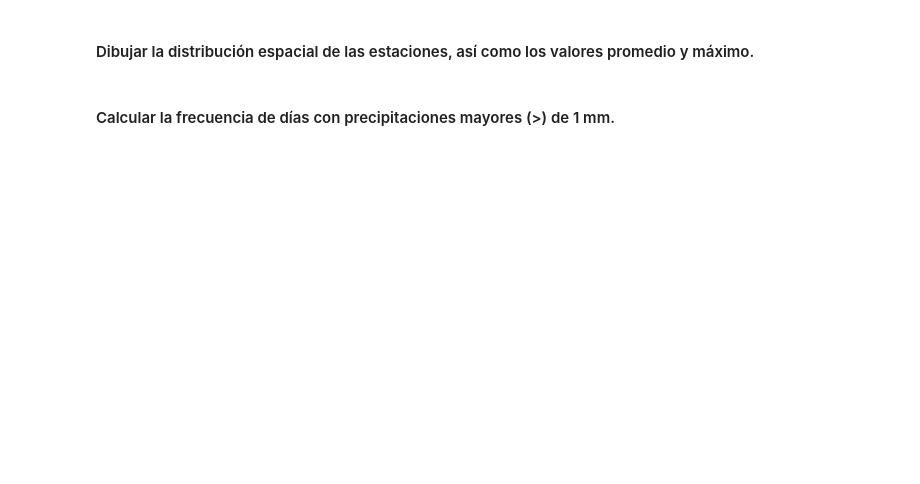
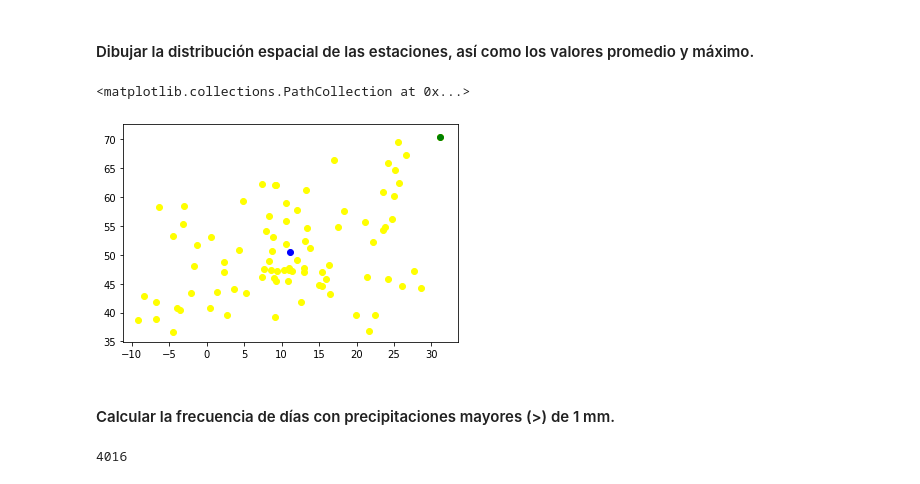
Before and after one commit to davemlz/Master_of_DataScience, a Jupyter notebook: Modelos_de_Datos/Pandas/Tarea Pandas/TareaPandas.ipynb, the cells around one changed output. Saved outputs shown, nothing was run; the diff lists cells and outputs as text; code cells hidden in the pictures; blank space fills up the shorter version.

```diff
--- a/Modelos_de_Datos/Pandas/Tarea Pandas/TareaPandas.ipynb
+++ b/Modelos_de_Datos/Pandas/Tarea Pandas/TareaPandas.ipynb
@@ -194,4 +282,21 @@ centroides.groupby('Provincia').sum()['Poblacion'].plot.bar()
 # %% [markdown]
 #### Dibujar la distribución espacial de las estaciones, así como los valores promedio y máximo.
+# %%
+estaciones = precipSTN[[' longitude',' latitude']].copy()
+promedio = estaciones.apply(np.mean)
+maximo = estaciones.apply(np.max)
+# %%
+plt.scatter(estaciones[' longitude'],estaciones[' latitude'],c = 'yellow')
+plt.scatter(promedio[' longitude'],promedio[' latitude'],c = 'blue')
+plt.scatter(maximo[' longitude'],maximo[' latitude'],c = 'green')
+# %% [output]
+<matplotlib.collections.PathCollection at 0x...>
+[figure, added]
 # %% [markdown]
 #### Calcular la frecuencia de días con precipitaciones mayores (>) de 1 mm.
+# %%
+data = precipCSV.drop(['YYYYMMDD'],axis = 1)
+data = data.apply(lambda x: x.astype(np.float64))
+data[data > 1].dropna(how = 'all').shape[0]
+# %% [output]
+4016
```
Also changed, not shown: parts of 9 cells of this notebook.
